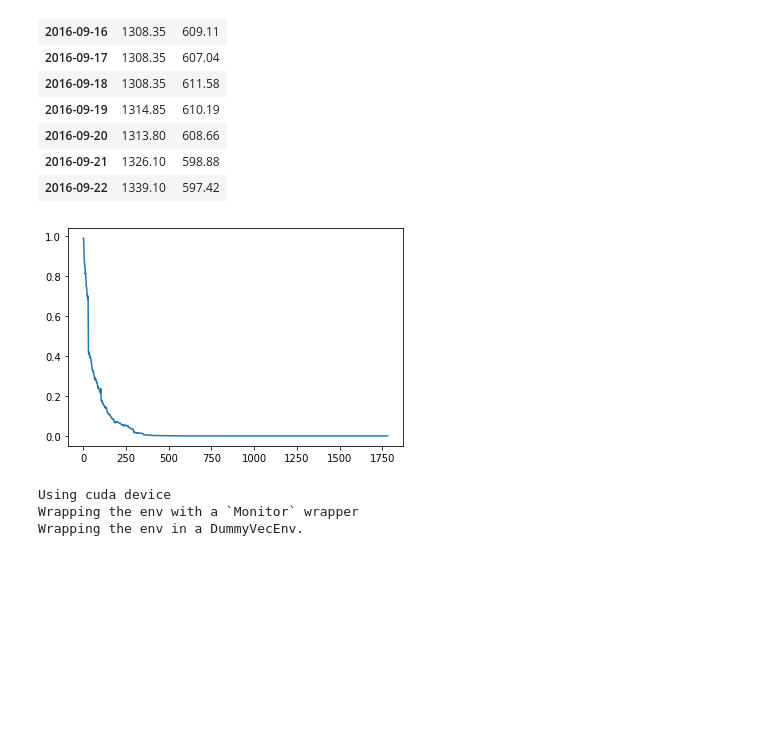
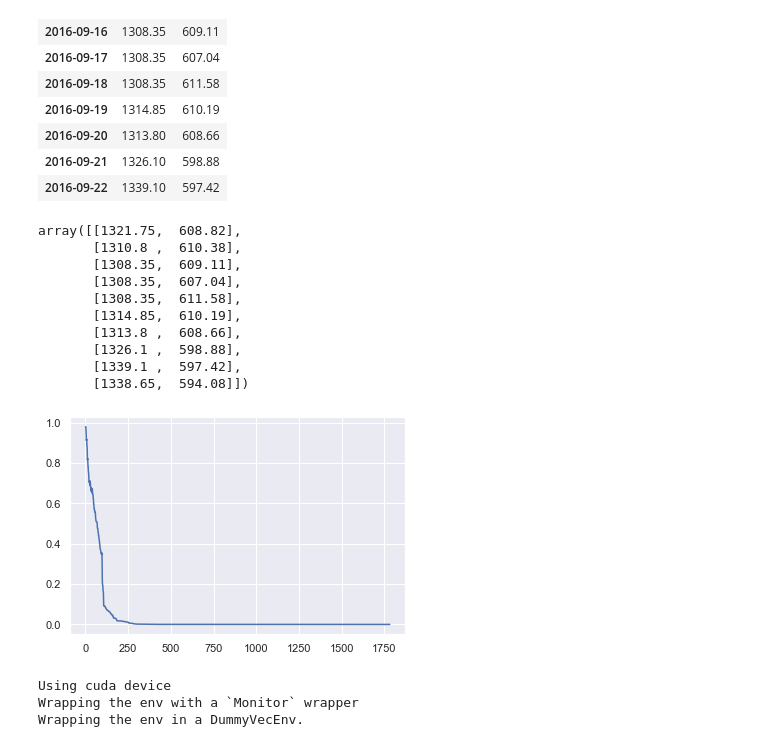
Before and after one commit to 1007210276/2022MCM, a Jupyter notebook: model/model.ipynb, the cells around one changed output. Drawn from its saved outputs; the diff is of its cells as text; code cells hidden in the pictures; blank space fills up the shorter version.

```diff
--- a/model/model.ipynb
+++ b/model/model.ipynb
@@ -13,5 +13,7 @@ from portfolio_env import PortfolioEnv
 from stable_baselines3 import DDPG, PPO
 from stable_baselines3.common.noise import NormalActionNoise, OrnsteinUhlenbeckActionNoise
+# %%
+sns.set_theme()
 # %%
 # Read data from csv files
 
@@ -111,23 +113,34 @@ price.loc[cur_date - pd.DateOffset(n=10): cur_date]
 # %%
 env = PortfolioEnv(price, pd.notna(gold)['Value'], pd.Timestamp('2016-9-12'), pd.Timestamp('2021-9-8'))
 rewards = []
 bit = []
 while True:
     action = env.action_space.sample()
     _, reward, done, _ = env.step(action)
     rewards.append(reward)
     if done:
         break
 
 rewards = np.array(rewards)
 rewards = rewards.cumsum()
 rewards = np.exp(rewards)
 plt.plot(rewards)
 # plt.plot(bit)
 
 del rewards
+env.reset()
 # %% [output]
+array([[1321.75,  608.82],
+       [1310.8 ,  610.38],
+       [1308.35,  609.11],
+       [1308.35,  607.04],
+       [1308.35,  611.58],
+       [1314.85,  610.19],
+       [1313.8 ,  608.66],
+       [1326.1 ,  598.88],
+       [1339.1 ,  597.42],
+       [1338.65,  594.08]])
-[figure, old version]
+[figure, new version]
 # %%
 
 
```
Also changed, not shown: parts of 6 cells of this notebook, 5 other files.
